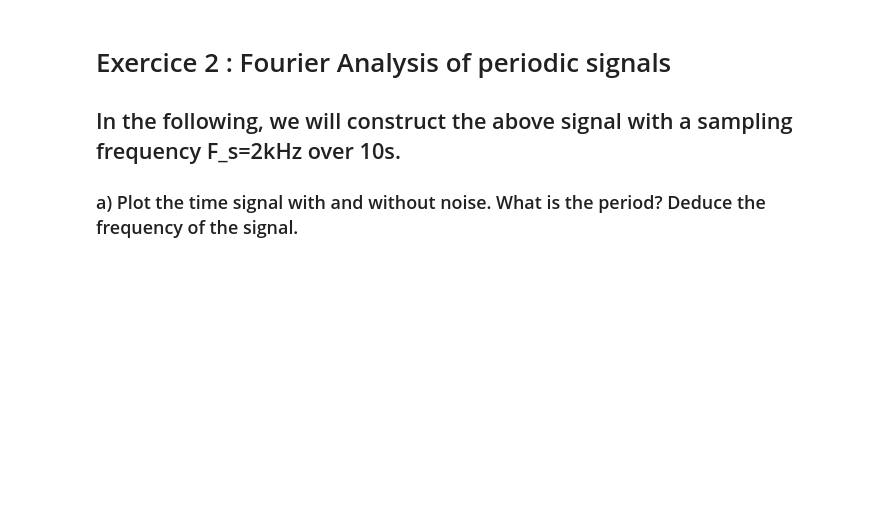
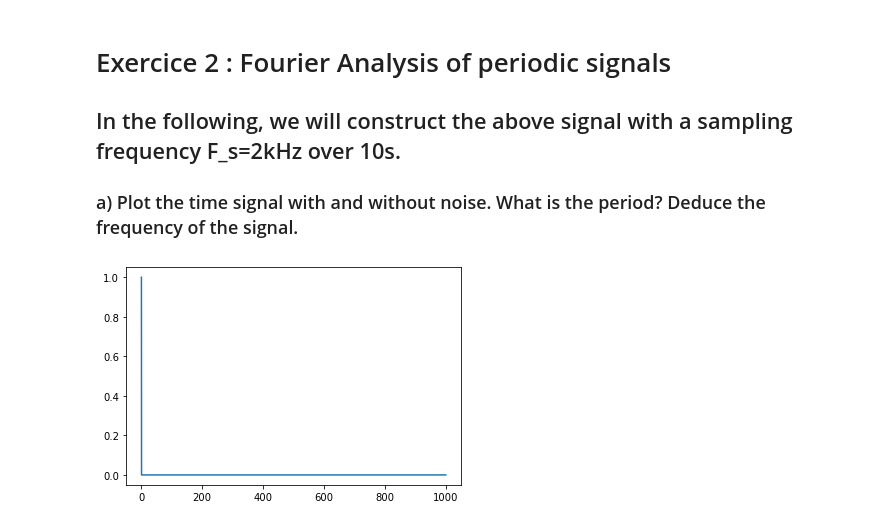
Before and after one commit to Taillan/SignauxMecanique, a Jupyter notebook: TP2.ipynb, the cells around one changed output. Saved outputs shown, nothing was run; the diff lists cells and outputs as text; code cells hidden in the pictures; blank space fills up the shorter version.

```diff
--- a/TP2.ipynb
+++ b/TP2.ipynb
@@ -202,3 +203,19 @@ plt.show()
 # %%
 fs = 2000
 samples = fs * 10
+y = []
+x = np.linspace(0, 1000, samples)
+sigmaG=0.002
+sigmaW=0.1
+y= []
+
+gaussien(x,sigma):
+    return np.exp(-(x**2)/(2*(sigma**2)))
+
+for t in range(samples):
+    gaussien.append(gaussien(t-0.02*))
+# %%
+plt.plot(x, gaussien)
+plt.show()
+# %% [output]
+[figure, added]
```
Also changed, not shown: parts of 1 cell of this notebook, 1 other file.
